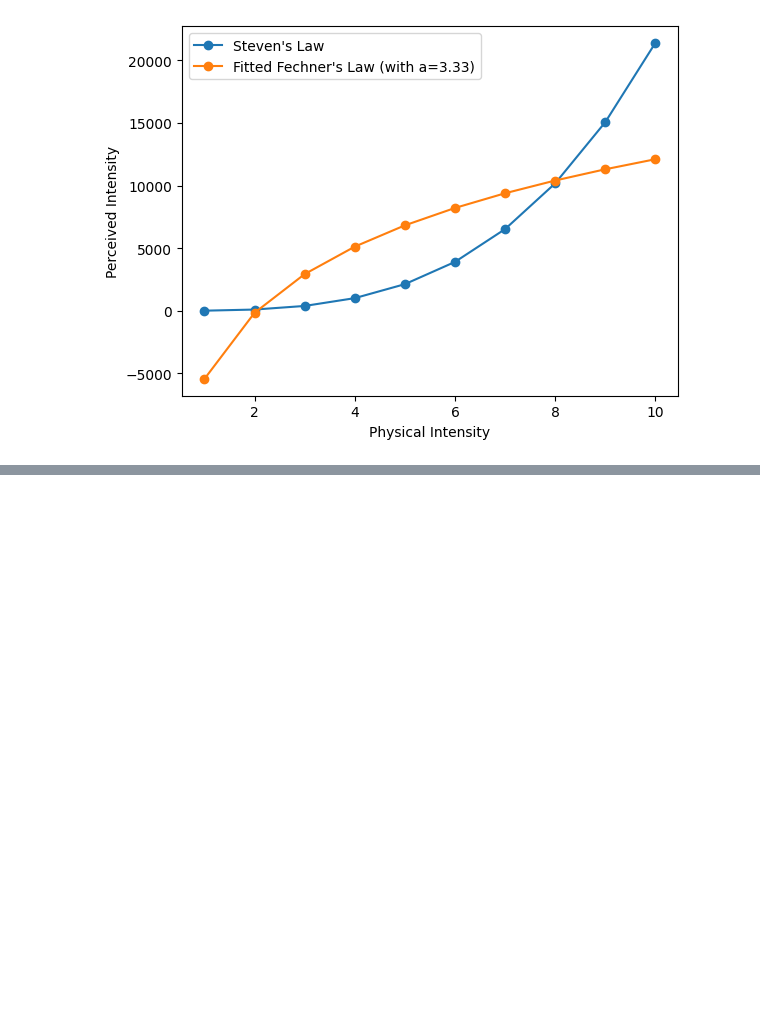
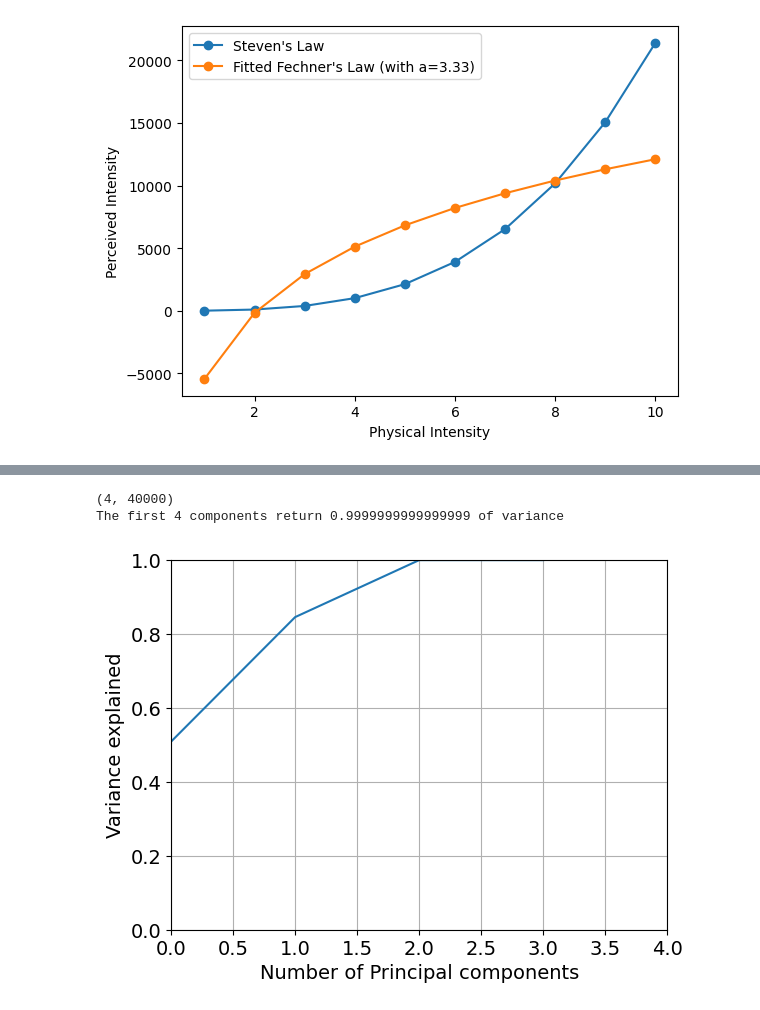
Before and after one commit to s180820/02458_Cognitive_Modelling, a Jupyter notebook: Exam/playground.ipynb, the cells around one changed output, grey strips where cells are left out. Saved outputs shown, nothing was run; the diff lists cells and outputs as text; code cells hidden in the pictures; blank space fills up the shorter version.

```diff
--- a/Exam/playground.ipynb
+++ b/Exam/playground.ipynb
@@ -74,0 +94,7 @@ I0: 2.0418488472369387
+# %%
+pca, pc_scores = model.pca(images, 4)
+model.explained_variance(pca)
+# %% [output]
+(4, 40000)
+The first 4 components return 0.9999999999999999 of variance
+[figure, added]
```
Also changed, not shown: parts of 11 cells of this notebook, 6 other files.
